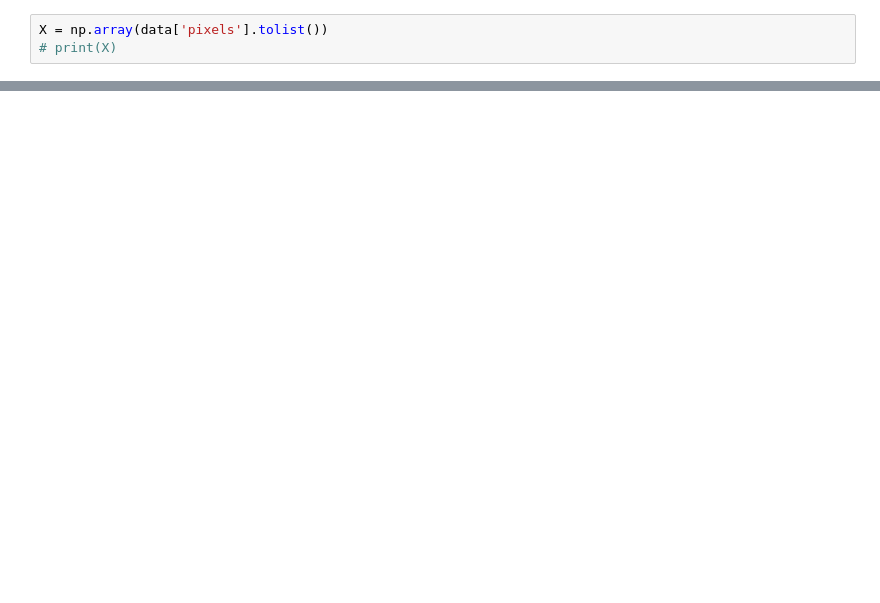
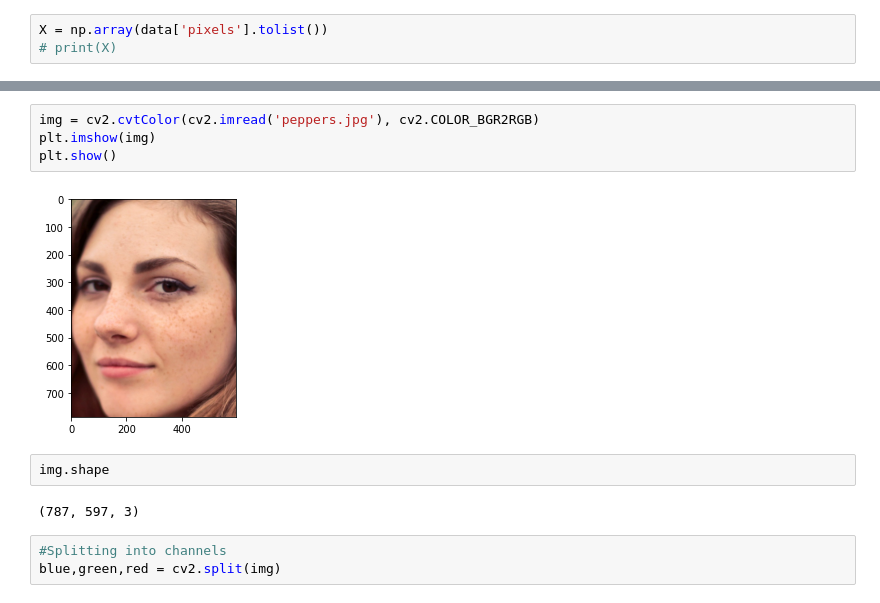
Before and after one commit to Uramud/age-and-gender-detection, a Jupyter notebook: convert_to_dataset/Converting-images-to-csv-format.ipynb, the cells around one changed output, grey strips where cells are left out. Cells and saved outputs as stored; diff of their text form; blank space fills up the shorter version.

```diff
--- a/convert_to_dataset/Converting-images-to-csv-format.ipynb
+++ b/convert_to_dataset/Converting-images-to-csv-format.ipynb
@@ -142,0 +162,13 @@ plt.show(imgg)
+# %%
+img = cv2.cvtColor(cv2.imread('peppers.jpg'), cv2.COLOR_BGR2RGB)
+plt.imshow(img)
+plt.show()
+# %% [output]
+[figure, added]
+# %%
+img.shape
+# %% [output]
+(787, 597, 3)
+# %%
+#Splitting into channels
+blue,green,red = cv2.split(img)
```
Also changed, not shown: parts of 21 cells of this notebook, 33 other files.
